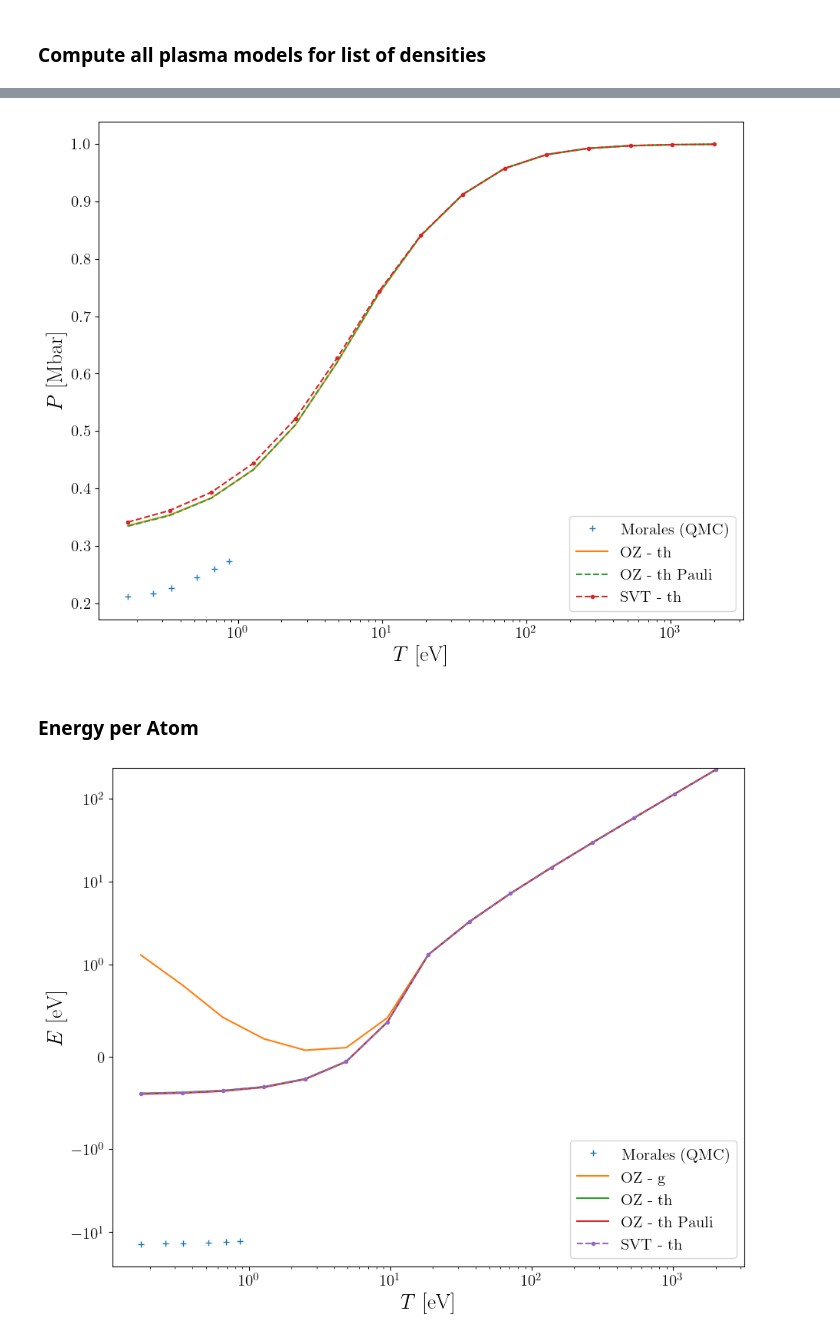
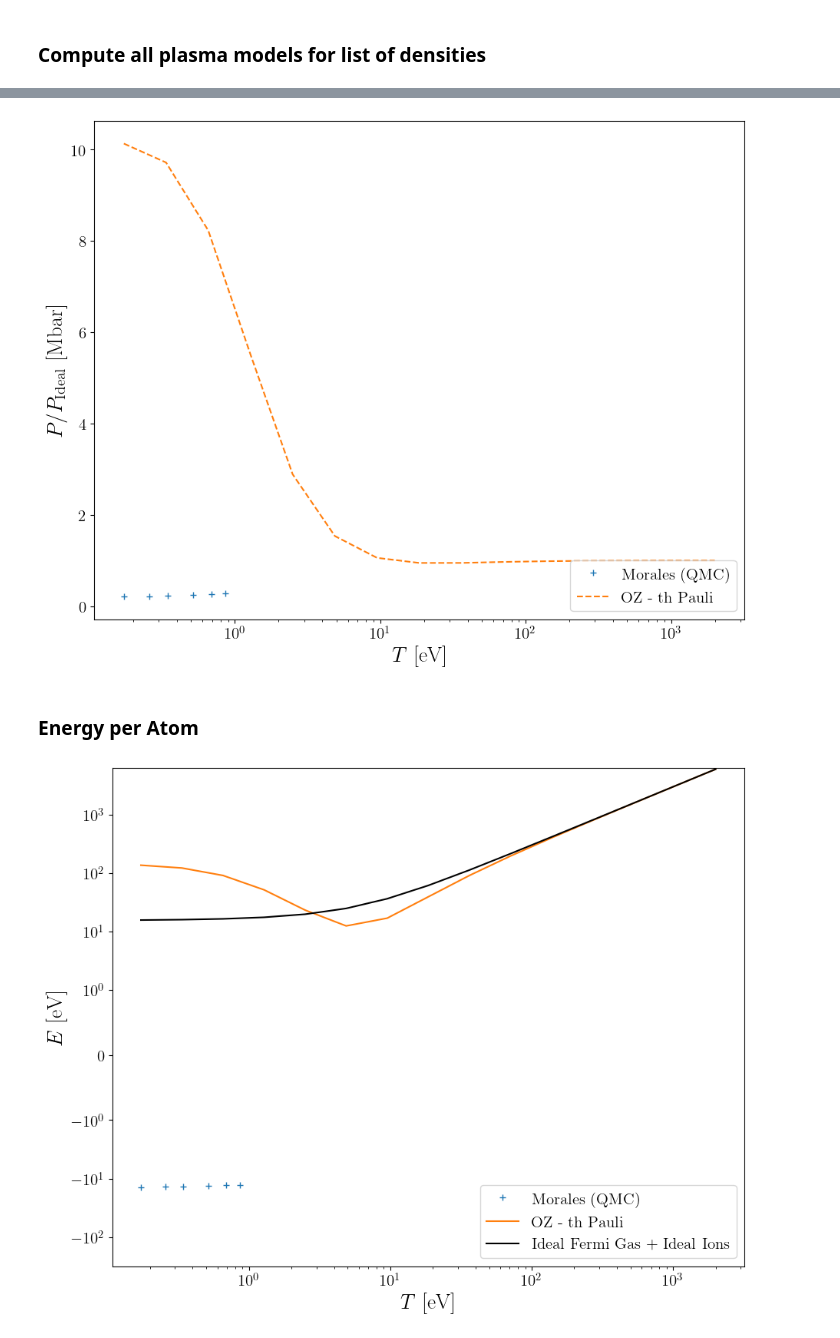
Before and after one commit to ZachAJohnson/hnc, a Jupyter notebook: benchmark_examples/George_Petrov/EOS_compare_to_Petrov_with-ions.ipynb, the cells around one changed output, grey strips where cells are left out. Drawn from its saved outputs; the diff is of its cells as text; code cells hidden in the pictures.

```diff
--- a/benchmark_examples/George_Petrov/EOS_compare_to_Petrov_with-ions.ipynb
+++ b/benchmark_examples/George_Petrov/EOS_compare_to_Petrov_with-ions.ipynb
@@ -340,9 +267,9 @@ axs[0].plot(Morales_TeV, Morales_PMbar/[P_ideal_Mbar_func(T_eV, T_eV) for T_eV i
 
 # Plot Pressure ratio
 # axs[0].plot(Te_eV_list, P_list_1[:,2]/(Pe_ideal_Mbar + Pi_ideal_Mbar), label=name1)
-axs[0].plot(Te_eV_list, P_list_2[:,2]/(Pe_ideal_Mbar + Pi_ideal_Mbar), label=name2)
+# axs[0].plot(Te_eV_list, P_list_2[:,2]/(Pe_ideal_Mbar + Pi_ideal_Mbar), label=name2)
 axs[0].plot(Te_eV_list, P_list_3[:,2]/(Pe_ideal_Mbar + Pi_ideal_Mbar),'--', label=name3)
-axs[0].plot(Te_eV_list, P_list_4[:,2]/(Pe_ideal_Mbar + Pi_ideal_Mbar),'--.', label=name4)
+# axs[0].plot(Te_eV_list, P_list_4[:,2]/(Pe_ideal_Mbar + Pi_ideal_Mbar),'--.', label=name4)
 
 
 for ax in axs:
@@ -351,47 +278,52 @@ for ax in axs:
     # ax.set_yscale('symlog', linthresh=1)
     # ax.set_yscale('log')
     # ax.set_ylim(0, 20)
-    ax.set_ylabel(r"$P$ [Mbar]", fontsize=20)
+    ax.set_ylabel(r"$P/P_{\rm Ideal}$ [Mbar]", fontsize=20)
     ax.set_xlabel(r"$T$ [eV]", fontsize=20)
     ax.tick_params(labelsize=15)
 plt.tight_layout()
 # %% [output]
-[figure, old version]
+[figure, new version]
 # %% [markdown]
 ### Energy per Atom
 # %%
-from hnc.hnc.misc import P_Ideal_Fermi_Gas
+from hnc.hnc.misc import Fermi_Energy
 
 fig, axs = plt.subplots( figsize=(10,8))
 axs = np.array([axs])
 # fig.suptitle(r"$T_i $ eV", fontsize=25, y=0.9)
 
 #Plot Morales data
 axs[0].plot(Morales_TeV, Morales_EAU*AU_to_eV, '+', label='Morales (QMC)')
 
 # Plot Energy
 p_type=3
-axs[0].plot(Te_eV_list, P_list_1[:,p_type], label=name1)
-axs[0].plot(Te_eV_list, P_list_2[:,p_type], label=name2)
+# axs[0].plot(Te_eV_list, P_list_1[:,p_type], label=name1)
+# axs[0].plot(Te_eV_list, P_list_2[:,p_type], label=name2)
 axs[0].plot(Te_eV_list, P_list_3[:,p_type], label=name3)
-axs[0].plot(Te_eV_list, P_list_4[:,p_type],'--.', label=name4)
+# axs[0].plot(Te_eV_list, P_list_4[:,p_type],'--.', label=name4)
 
 # Plot Fermi Pressure
-# Pe_ideal_Mbar = [P_Ideal_Fermi_Gas(Te_eV*eV_to_AU, ni_AU)*AU_to_bar/1e6 for Te_eV in Te_eV_list]
-# Pi_ideal_Mbar = Ti_eV_list*eV_to_AU*ni_AU*AU_to_bar/1e6
+E_ideal_eV_func = lambda Te_eV, Ti_eV: E_Ideal_Fermi_Gas(Te_eV*eV_to_AU, ni_AU)*AU_to_eV + 3/2*Ti_eV
+E_ideal_eV_func = np.vectorize(E_ideal_eV_func)
 
-# axs[0].plot(Te_eV_list, Pe_ideal_Mbar,'k--', label="Ideal Fermi Gas"  )
-# axs[0].plot(Te_eV_list, Pe_ideal_Mbar + Pi_ideal_Mbar,'k-', label="Ideal Fermi Gas + Ideal Ions"  )
+Ee_ideal_eV = [E_Ideal_Fermi_Gas(Te_eV*eV_to_AU, ni_AU)*AU_to_eV for Te_eV in Te_eV_list]
+Ei_ideal_eV = 3/2*Ti_eV_list
+
+# axs[0].plot(Te_eV_list, Ee_ideal_eV,'k--', label="Ideal Fermi Gas"  )
+# axs[0].plot(Te_eV_list, 3/5*Fermi_Energy(ni_AU)*np.ones_like(Te_eV_list)*AU_to_eV,'k--.', label="Degnerate Fermi Gas"  )
+# axs[0].plot(Te_eV_list, Ei_ideal_eV,'k-.', label="Ideal Gas"  )
+axs[0].plot(Te_eV_list, Ee_ideal_eV + Ei_ideal_eV,'k-', label="Ideal Fermi Gas + Ideal Ions"  )
 
 for ax in axs:
     ax.legend(fontsize=15, loc='lower right')
     ax.set_xscale('log')
     ax.set_yscale('symlog', linthresh=1)
     # ax.set_yscale('log')
     # ax.set_ylim(0, 20)
     ax.set_ylabel(r"$E$ [eV]", fontsize=20)
     ax.set_xlabel(r"$T$ [eV]", fontsize=20)
     ax.tick_params(labelsize=15)
 plt.tight_layout()
 # %% [output]
-[figure, old version]
+[figure, new version]
```
Also changed, not shown: parts of 22 cells of this notebook, 5 other files.
